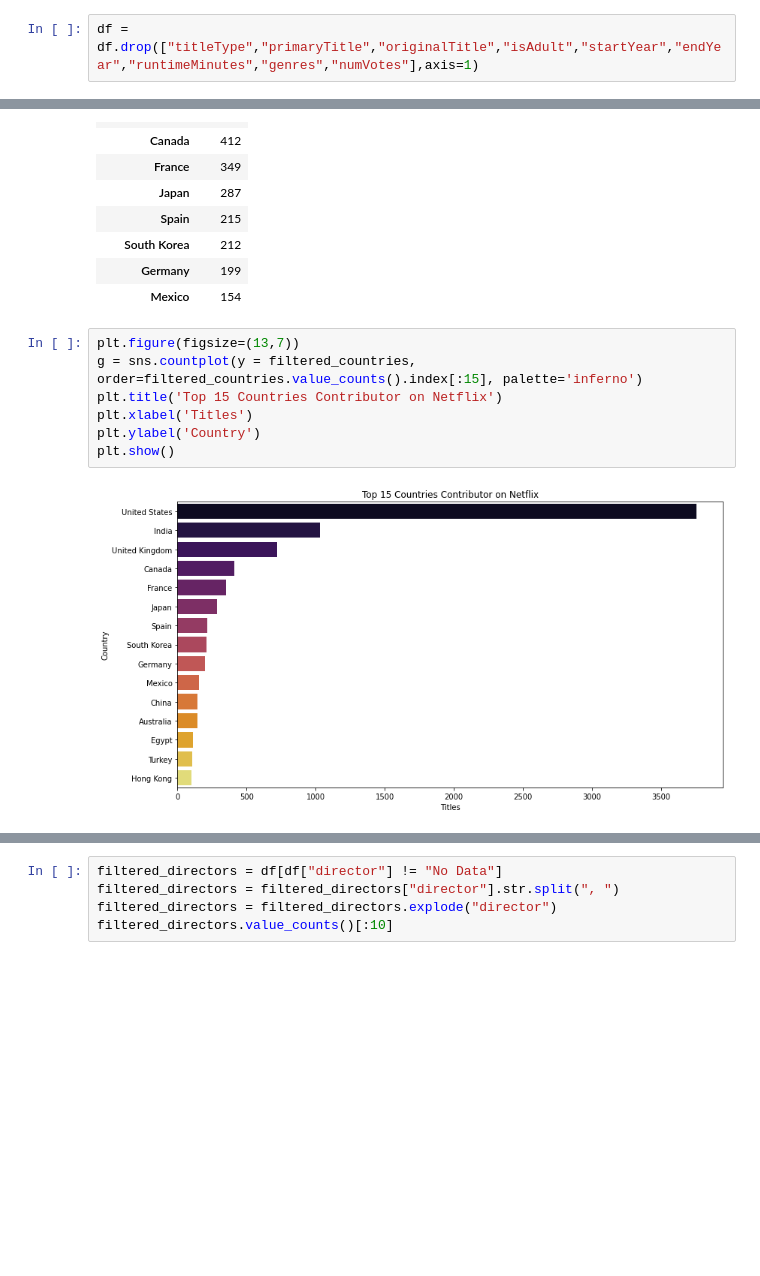
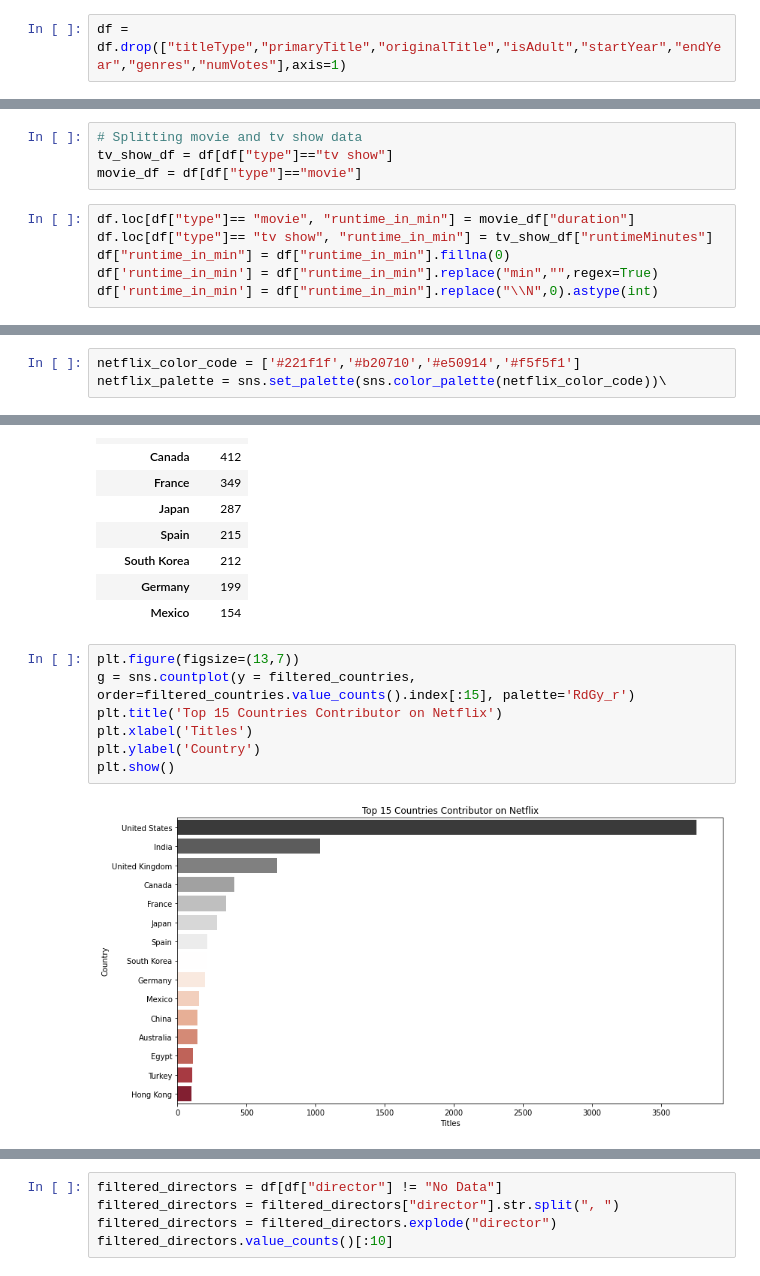
Before and after one commit to rubeshajith/NETFLIX-MOVIES-AND-TV-SHOWS-CLUSTERING, a Jupyter notebook: NETFLIX_MOVIES_AND_TV_SHOWS_CLUSTERING.ipynb, the cells around one changed output, grey strips where cells are left out. Drawn from its saved outputs; the diff is of its cells as text; blank space fills up the shorter version.

```diff
--- a/NETFLIX_MOVIES_AND_TV_SHOWS_CLUSTERING.ipynb
+++ b/NETFLIX_MOVIES_AND_TV_SHOWS_CLUSTERING.ipynb
@@ -143,7 +143,7 @@ Index(['show_id', 'type', 'title', 'director', 'cast', 'country', 'date_added',
        'endYear', 'runtimeMinutes', 'genres', 'averageRating', 'numVotes'],
       dtype='object')
 # %%
-df = df.drop(["titleType","primaryTitle","originalTitle","isAdult","startYear","endYear","runtimeMinutes","genres","numVotes"],axis=1)
+df = df.drop(["titleType","primaryTitle","originalTitle","isAdult","startYear","endYear","genres","numVotes"],axis=1)
 # %%
 df.info()
 # %% [output]
@@ -323,6 +332,16 @@ Year and month
 df["date_added"] = pd.to_datetime(df['date_added'])
 df["month"] = df["date_added"].dt.month_name()
 df["year_added"] = df["date_added"].dt.year
+# %%
+# Splitting movie and tv show data
+tv_show_df = df[df["type"]=="tv show"]
+movie_df = df[df["type"]=="movie"]
+# %%
+df.loc[df["type"]== "movie", "runtime_in_min"] = movie_df["duration"]
+df.loc[df["type"]== "tv show", "runtime_in_min"] = tv_show_df["runtimeMinutes"]
+df["runtime_in_min"] = df["runtime_in_min"].fillna(0)
+df['runtime_in_min'] = df["runtime_in_min"].replace("min","",regex=True)
+df['runtime_in_min'] = df["runtime_in_min"].replace("\\N",0).astype(int)
 # %%
 df.head(50)
 # %% [output]
@@ -375,0 +376,3 @@ array(['Adults', 'Teens', 'Older Kids', 'Kids'], dtype=object)
+# %%
+netflix_color_code = ['#221f1f','#b20710','#e50914','#f5f5f1']
+netflix_palette = sns.set_palette(sns.color_palette(netflix_color_code))\
@@ -394,10 +413,10 @@ filtered_countries.value_counts()[0:10].to_frame(name= "Counts")
 | Mexico | 154 |
 # %%
 plt.figure(figsize=(13,7))
-g = sns.countplot(y = filtered_countries, order=filtered_countries.value_counts().index[:15], palette='inferno')
+g = sns.countplot(y = filtered_countries, order=filtered_countries.value_counts().index[:15], palette='RdGy_r')
 plt.title('Top 15 Countries Contributor on Netflix')
 plt.xlabel('Titles')
 plt.ylabel('Country')
 plt.show()
 # %% [output]
-[figure, old version]
+[figure, new version]
```
Also changed, not shown: parts of 23 cells of this notebook.
